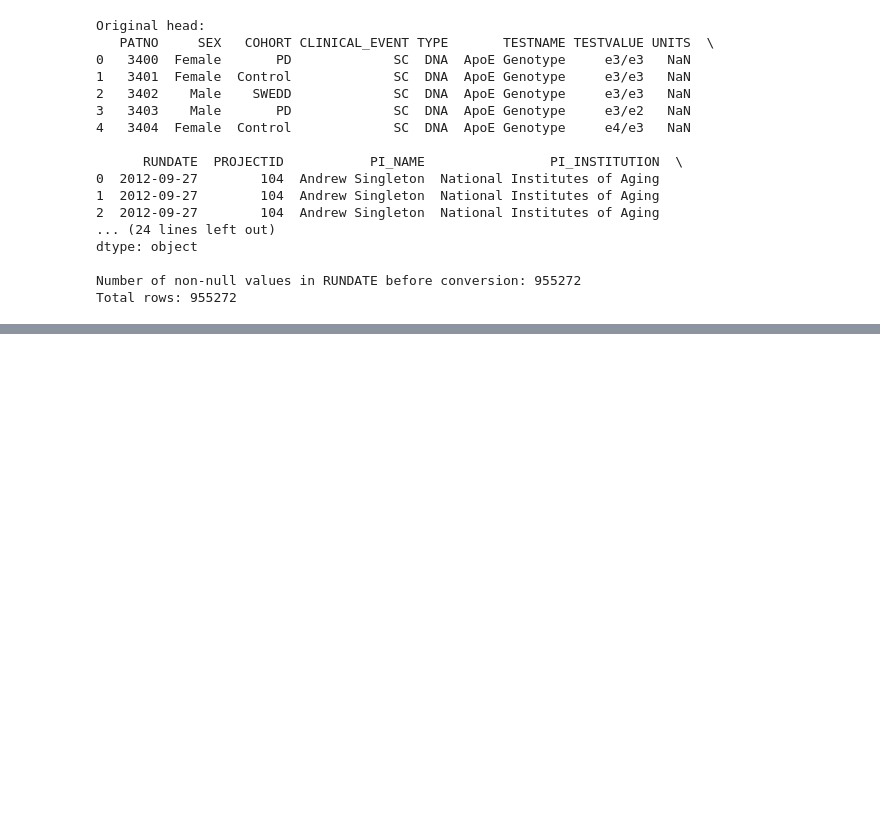
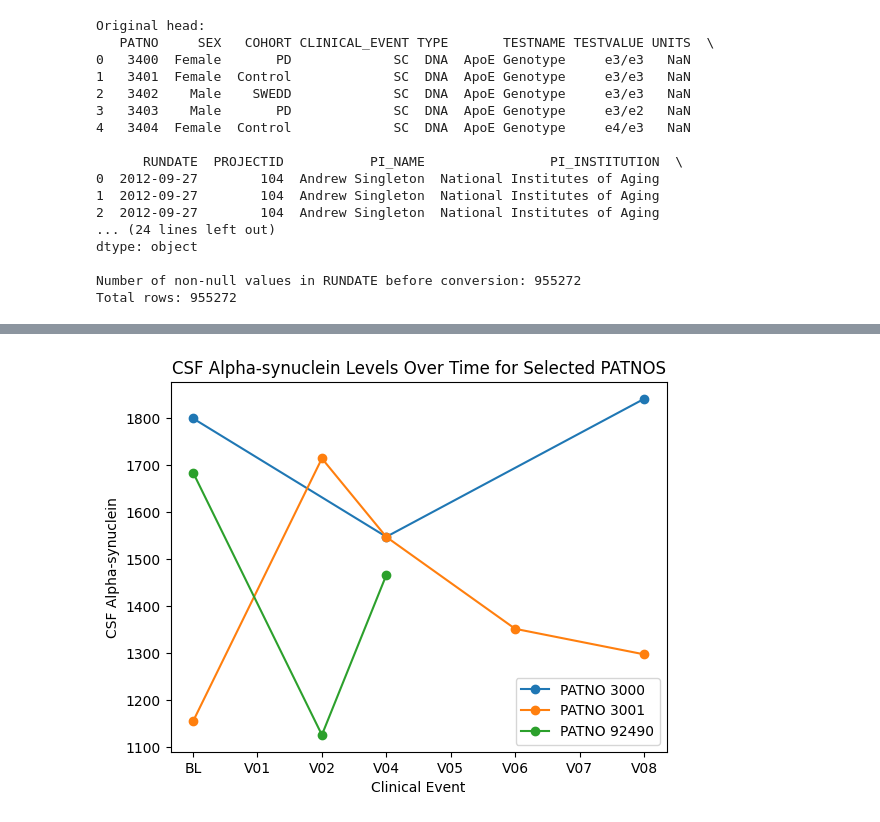
Before and after one commit to LarsHeijnennn/Thesis, a Jupyter notebook: Modelling/Blood-PPMI/BLOOD_CLEANING.ipynb, the cells around one changed output, grey strips where cells are left out. Drawn from its saved outputs; the diff is of its cells as text; code cells hidden in the pictures; blank space fills up the shorter version.

```diff
--- a/Modelling/Blood-PPMI/BLOOD_CLEANING.ipynb
+++ b/Modelling/Blood-PPMI/BLOOD_CLEANING.ipynb
@@ -59,0 +133,32 @@ blood_filtered_data_types.to_csv('/Users/larsheijnen/Thesis/data/blood/BLOOD_DAT
+# %%
+import matplotlib.pyplot as plt
+
+# Define the full event order and mapping
+event_order_full = ['BL', 'V01', 'V02', 'V04', 'V05', 'V06', 'V07', 'V08']
+event_map = {event: idx for idx, event in enumerate(event_order_full)}
+
+# Use the globally defined selected_patnos and blood_alpha_synuclein dataframe
+filtered_data = blood_alpha_synuclein[blood_alpha_synuclein['PATNO'].isin(selected_patnos)]
+
+# Create a figure and axis
+fig, ax = plt.subplots()
+
+# Plot the temporal change for each PATNO
+for patno in selected_patnos:
+    patient_data = filtered_data[filtered_data['PATNO'] == patno].copy()
+    patient_data['TESTVALUE'] = pd.to_numeric(patient_data['TESTVALUE'], errors='coerce')
+    patient_data['order'] = patient_data['CLINICAL_EVENT'].astype(str).map(event_map)
+    patient_data = patient_data.dropna(subset=['order']).sort_values(by='order')
+    ax.plot(patient_data['order'], patient_data['TESTVALUE'], marker='o', label=f"PATNO {patno}")
+
+# Set axis labels and ticks
+ax.set_xticks(list(event_map.values()))
+ax.set_xticklabels(list(event_map.keys()))
+ax.set_xlabel("Clinical Event")
+ax.set_ylabel("CSF Alpha-synuclein")
+ax.set_title("CSF Alpha-synuclein Levels Over Time for Selected PATNOS")
+ax.legend()
+
+plt.show()
+# %% [output]
+[figure, added]
```
Also changed, not shown: parts of 9 cells of this notebook.
